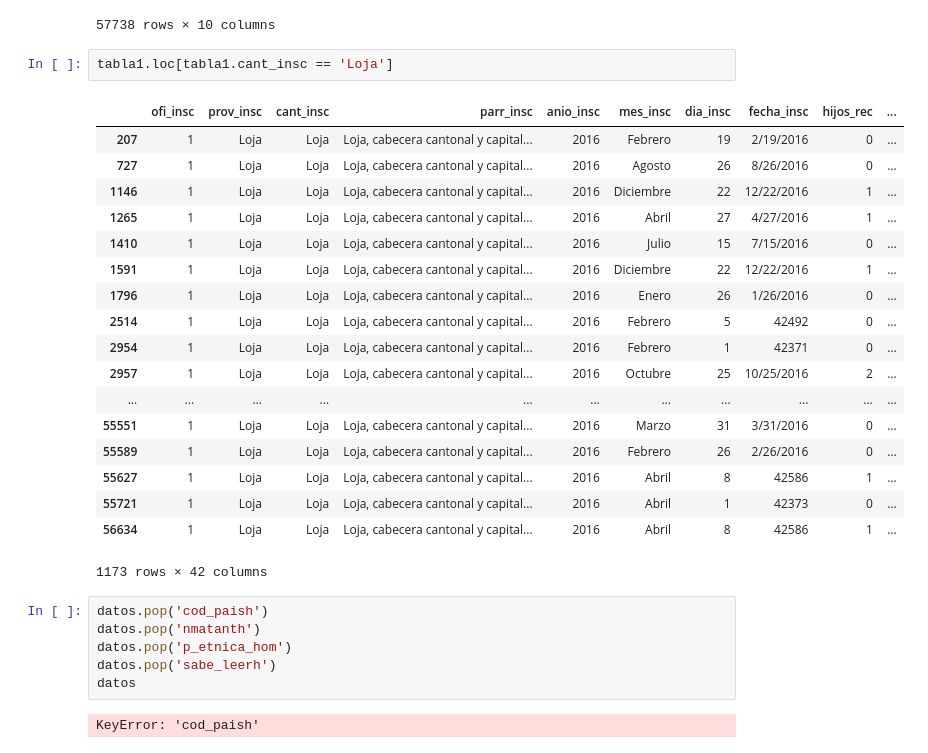
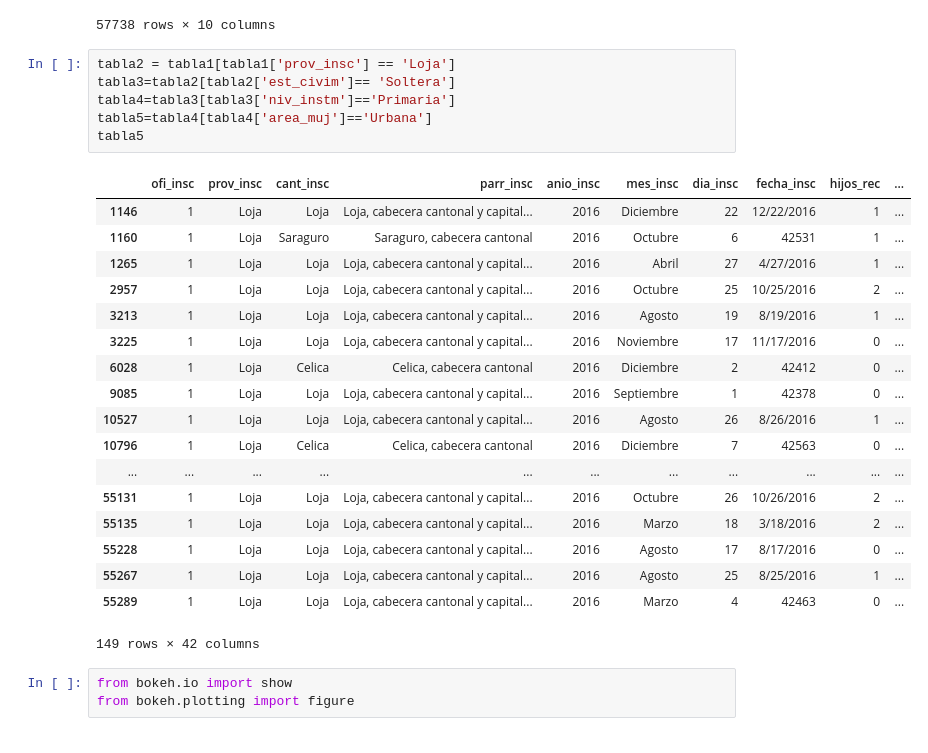
Before and after one commit to programacion-taw-utpl-001/trabajo-final-primer-bimestre-final-004, a Jupyter notebook: Proyecto/Untitled.ipynb, the cells around one changed output. Cells and saved outputs as stored; diff of their text form.

```diff
--- a/Proyecto/Untitled.ipynb
+++ b/Proyecto/Untitled.ipynb
@@ -64,32 +64,31 @@ tabla1[['ofi_insc','prov_insc', 'cant_insc', 'parr_insc', 'anio_insc', 'mes_insc
 | 57736 | 1 | Azuay | Cuenca | San Blas | 2016 | Diciembre | 9 | 42625 | 38 | ... |
 | 57737 | 1 | Pichincha | Quito | Iñaquito | 2016 | Octubre | 17 | 10/17/2016 | 21 | ... |
 57738 rows × 10 columns
-# %%
-tabla1.loc[tabla1.cant_insc == 'Loja']
-# %% [output]
-|  | ofi_insc | prov_insc | cant_insc | parr_insc | anio_insc | mes_insc | dia_insc | fecha_insc | hijos_rec | ... |
-| 207 | 1 | Loja | Loja | Loja, cabecera cantonal y capital... | 2016 | Febrero | 19 | 2/19/2016 | 0 | ... |
-| 727 | 1 | Loja | Loja | Loja, cabecera cantonal y capital... | 2016 | Agosto | 26 | 8/26/2016 | 0 | ... |
-| 1146 | 1 | Loja | Loja | Loja, cabecera cantonal y capital... | 2016 | Diciembre | 22 | 12/22/2016 | 1 | ... |
-| 1265 | 1 | Loja | Loja | Loja, cabecera cantonal y capital... | 2016 | Abril | 27 | 4/27/2016 | 1 | ... |
-| 1410 | 1 | Loja | Loja | Loja, cabecera cantonal y capital... | 2016 | Julio | 15 | 7/15/2016 | 0 | ... |
-| 1591 | 1 | Loja | Loja | Loja, cabecera cantonal y capital... | 2016 | Diciembre | 22 | 12/22/2016 | 1 | ... |
-| 1796 | 1 | Loja | Loja | Loja, cabecera cantonal y capital... | 2016 | Enero | 26 | 1/26/2016 | 0 | ... |
-| 2514 | 1 | Loja | Loja | Loja, cabecera cantonal y capital... | 2016 | Febrero | 5 | 42492 | 0 | ... |
-| 2954 | 1 | Loja | Loja | Loja, cabecera cantonal y capital... | 2016 | Febrero | 1 | 42371 | 0 | ... |
-| 2957 | 1 | Loja | Loja | Loja, cabecera cantonal y capital... | 2016 | Octubre | 25 | 10/25/2016 | 2 | ... |
-| ... | ... | ... | ... | ... | ... | ... | ... | ... | ... | ... |
-| 55551 | 1 | Loja | Loja | Loja, cabecera cantonal y capital... | 2016 | Marzo | 31 | 3/31/2016 | 0 | ... |
-| 55589 | 1 | Loja | Loja | Loja, cabecera cantonal y capital... | 2016 | Febrero | 26 | 2/26/2016 | 0 | ... |
-| 55627 | 1 | Loja | Loja | Loja, cabecera cantonal y capital... | 2016 | Abril | 8 | 42586 | 1 | ... |
-| 55721 | 1 | Loja | Loja | Loja, cabecera cantonal y capital... | 2016 | Abril | 1 | 42373 | 0 | ... |
-| 56634 | 1 | Loja | Loja | Loja, cabecera cantonal y capital... | 2016 | Abril | 8 | 42586 | 1 | ... |
-1173 rows × 42 columns
-# %%
-datos.pop('cod_paish')
-datos.pop('nmatanth')
-datos.pop('p_etnica_hom')
-datos.pop('sabe_leerh')
-datos
-# %% [output]
-KeyError: 'cod_paish'
+# %%
+tabla2 = tabla1[tabla1['prov_insc'] == 'Loja']
+tabla3=tabla2[tabla2['est_civim']== 'Soltera']
+tabla4=tabla3[tabla3['niv_instm']=='Primaria']
+tabla5=tabla4[tabla4['area_muj']=='Urbana']
+tabla5
+# %% [output]
+|  | ofi_insc | prov_insc | cant_insc | parr_insc | anio_insc | mes_insc | dia_insc | fecha_insc | hijos_rec | ... |
+| 1146 | 1 | Loja | Loja | Loja, cabecera cantonal y capital... | 2016 | Diciembre | 22 | 12/22/2016 | 1 | ... |
+| 1160 | 1 | Loja | Saraguro | Saraguro, cabecera cantonal | 2016 | Octubre | 6 | 42531 | 1 | ... |
+| 1265 | 1 | Loja | Loja | Loja, cabecera cantonal y capital... | 2016 | Abril | 27 | 4/27/2016 | 1 | ... |
+| 2957 | 1 | Loja | Loja | Loja, cabecera cantonal y capital... | 2016 | Octubre | 25 | 10/25/2016 | 2 | ... |
+| 3213 | 1 | Loja | Loja | Loja, cabecera cantonal y capital... | 2016 | Agosto | 19 | 8/19/2016 | 1 | ... |
+| 3225 | 1 | Loja | Loja | Loja, cabecera cantonal y capital... | 2016 | Noviembre | 17 | 11/17/2016 | 0 | ... |
+| 6028 | 1 | Loja | Celica | Celica, cabecera cantonal | 2016 | Diciembre | 2 | 42412 | 0 | ... |
+| 9085 | 1 | Loja | Loja | Loja, cabecera cantonal y capital... | 2016 | Septiembre | 1 | 42378 | 0 | ... |
+| 10527 | 1 | Loja | Loja | Loja, cabecera cantonal y capital... | 2016 | Agosto | 26 | 8/26/2016 | 1 | ... |
+| 10796 | 1 | Loja | Celica | Celica, cabecera cantonal | 2016 | Diciembre | 7 | 42563 | 0 | ... |
+| ... | ... | ... | ... | ... | ... | ... | ... | ... | ... | ... |
+| 55131 | 1 | Loja | Loja | Loja, cabecera cantonal y capital... | 2016 | Octubre | 26 | 10/26/2016 | 2 | ... |
+| 55135 | 1 | Loja | Loja | Loja, cabecera cantonal y capital... | 2016 | Marzo | 18 | 3/18/2016 | 2 | ... |
+| 55228 | 1 | Loja | Loja | Loja, cabecera cantonal y capital... | 2016 | Agosto | 17 | 8/17/2016 | 0 | ... |
+| 55267 | 1 | Loja | Loja | Loja, cabecera cantonal y capital... | 2016 | Agosto | 25 | 8/25/2016 | 1 | ... |
+| 55289 | 1 | Loja | Loja | Loja, cabecera cantonal y capital... | 2016 | Marzo | 4 | 42463 | 0 | ... |
+149 rows × 42 columns
+# %%
+from bokeh.io import show
+from bokeh.plotting import figure
```
Also changed, not shown: parts of 10 cells of this notebook, 6 other files.
